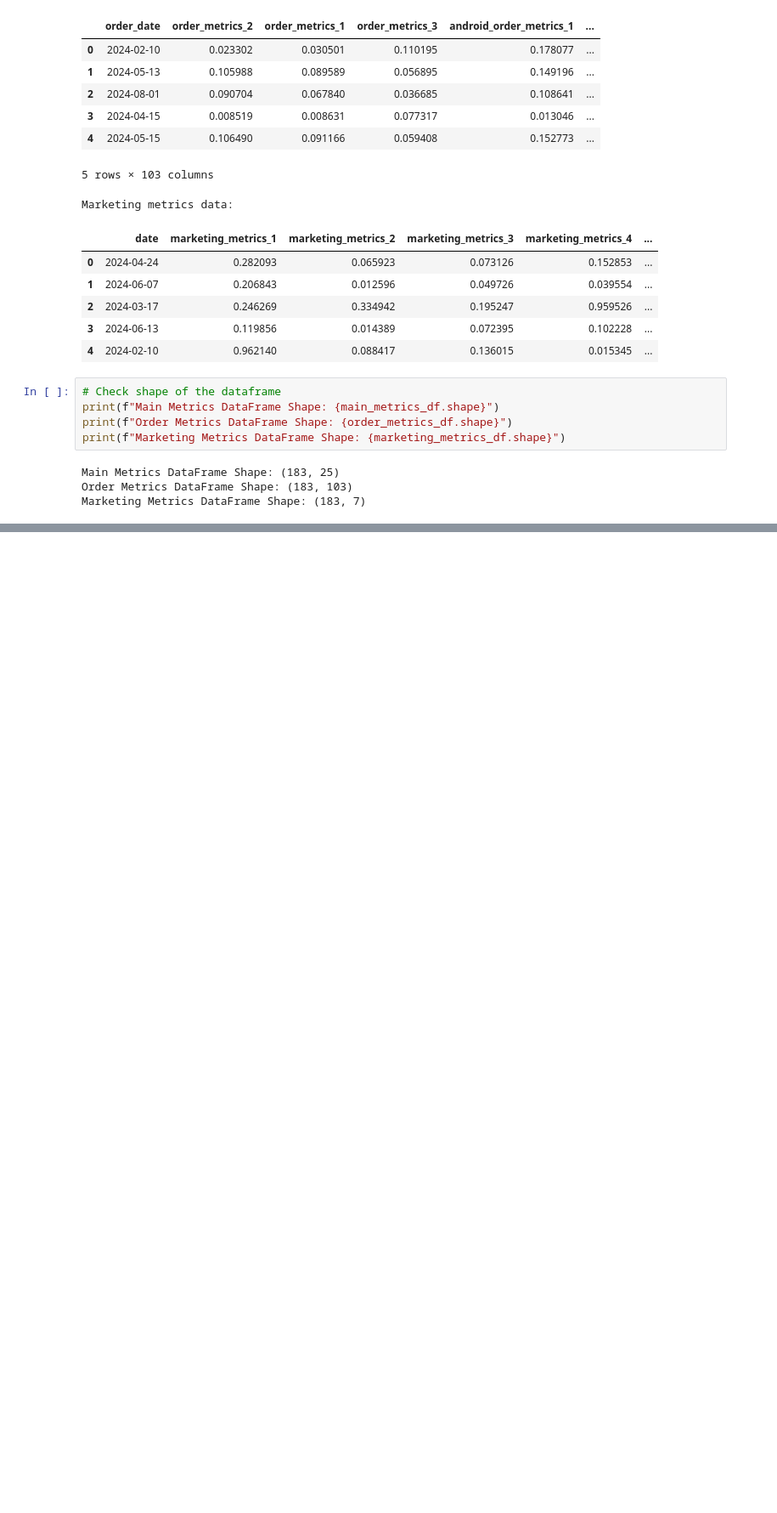
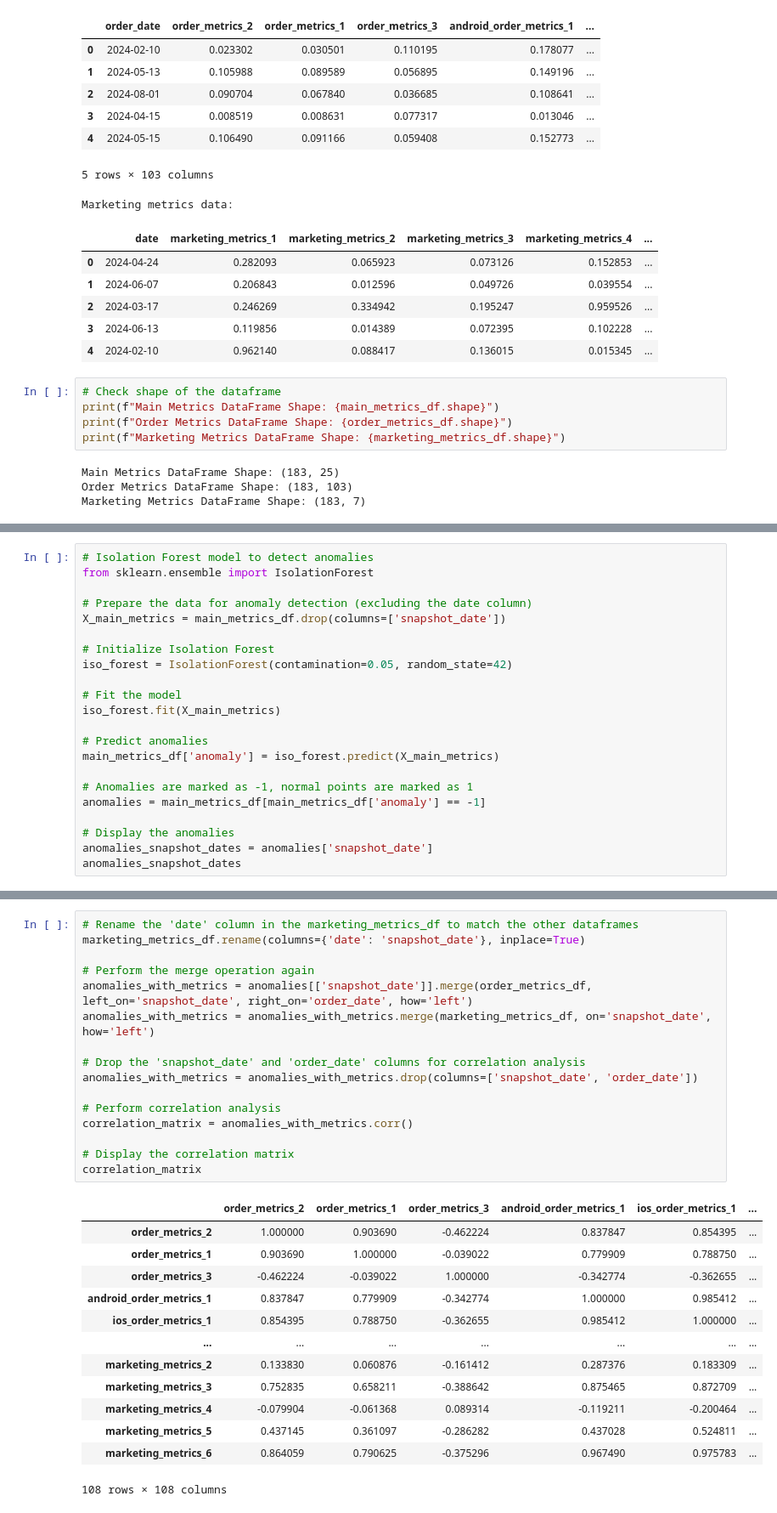
Before and after one commit to ssulaihasubi/floward-take-home-assessment, a Jupyter notebook: case-study-2-anomaly-detection.ipynb, the cells around one changed output, grey strips where cells are left out. Shown: that part at 85% size. Cells and saved outputs as stored; diff of their text form; blank space fills up the shorter version.

```diff
--- a/case-study-2-anomaly-detection.ipynb
+++ b/case-study-2-anomaly-detection.ipynb
@@ -89,0 +209,22 @@ Marketing Metrics DataFrame Shape: (183, 7)
+# %%
+# Isolation Forest model to detect anomalies
+from sklearn.ensemble import IsolationForest
+
+# Prepare the data for anomaly detection (excluding the date column)
+X_main_metrics = main_metrics_df.drop(columns=['snapshot_date'])
+
+# Initialize Isolation Forest
+iso_forest = IsolationForest(contamination=0.05, random_state=42)
+
+# Fit the model
+iso_forest.fit(X_main_metrics)
+
+# Predict anomalies
+main_metrics_df['anomaly'] = iso_forest.predict(X_main_metrics)
+
+# Anomalies are marked as -1, normal points are marked as 1
+anomalies = main_metrics_df[main_metrics_df['anomaly'] == -1]
+
+# Display the anomalies
+anomalies_snapshot_dates = anomalies['snapshot_date']
+anomalies_snapshot_dates
@@ -89,0 +253,30 @@ Marketing Metrics DataFrame Shape: (183, 7)
+# %%
+# Rename the 'date' column in the marketing_metrics_df to match the other dataframes
+marketing_metrics_df.rename(columns={'date': 'snapshot_date'}, inplace=True)
+
+# Perform the merge operation again
+anomalies_with_metrics = anomalies[['snapshot_date']].merge(order_metrics_df, left_on='snapshot_date', right_on='order_date', how='left')
+anomalies_with_metrics = anomalies_with_metrics.merge(marketing_metrics_df, on='snapshot_date', how='left')
+
+# Drop the 'snapshot_date' and 'order_date' columns for correlation analysis
+anomalies_with_metrics = anomalies_with_metrics.drop(columns=['snapshot_date', 'order_date'])
+
+# Perform correlation analysis
+correlation_matrix = anomalies_with_metrics.corr()
+
+# Display the correlation matrix
+correlation_matrix
+# %% [output]
+|  | order_metrics_2 | order_metrics_1 | order_metrics_3 | android_order_metrics_1 | ios_order_metrics_1 | ... |
+| order_metrics_2 | 1.000000 | 0.903690 | -0.462224 | 0.837847 | 0.854395 | ... |
+| order_metrics_1 | 0.903690 | 1.000000 | -0.039022 | 0.779909 | 0.788750 | ... |
+| order_metrics_3 | -0.462224 | -0.039022 | 1.000000 | -0.342774 | -0.362655 | ... |
+| android_order_metrics_1 | 0.837847 | 0.779909 | -0.342774 | 1.000000 | 0.985412 | ... |
+| ios_order_metrics_1 | 0.854395 | 0.788750 | -0.362655 | 0.985412 | 1.000000 | ... |
+| ... | ... | ... | ... | ... | ... | ... |
+| marketing_metrics_2 | 0.133830 | 0.060876 | -0.161412 | 0.287376 | 0.183309 | ... |
+| marketing_metrics_3 | 0.752835 | 0.658211 | -0.388642 | 0.875465 | 0.872709 | ... |
+| marketing_metrics_4 | -0.079904 | -0.061368 | 0.089314 | -0.119211 | -0.200464 | ... |
+| marketing_metrics_5 | 0.437145 | 0.361097 | -0.286282 | 0.437028 | 0.524811 | ... |
+| marketing_metrics_6 | 0.864059 | 0.790625 | -0.375296 | 0.967490 | 0.975783 | ... |
+108 rows × 108 columns
```
Also changed, not shown: parts of 13 cells of this notebook.
